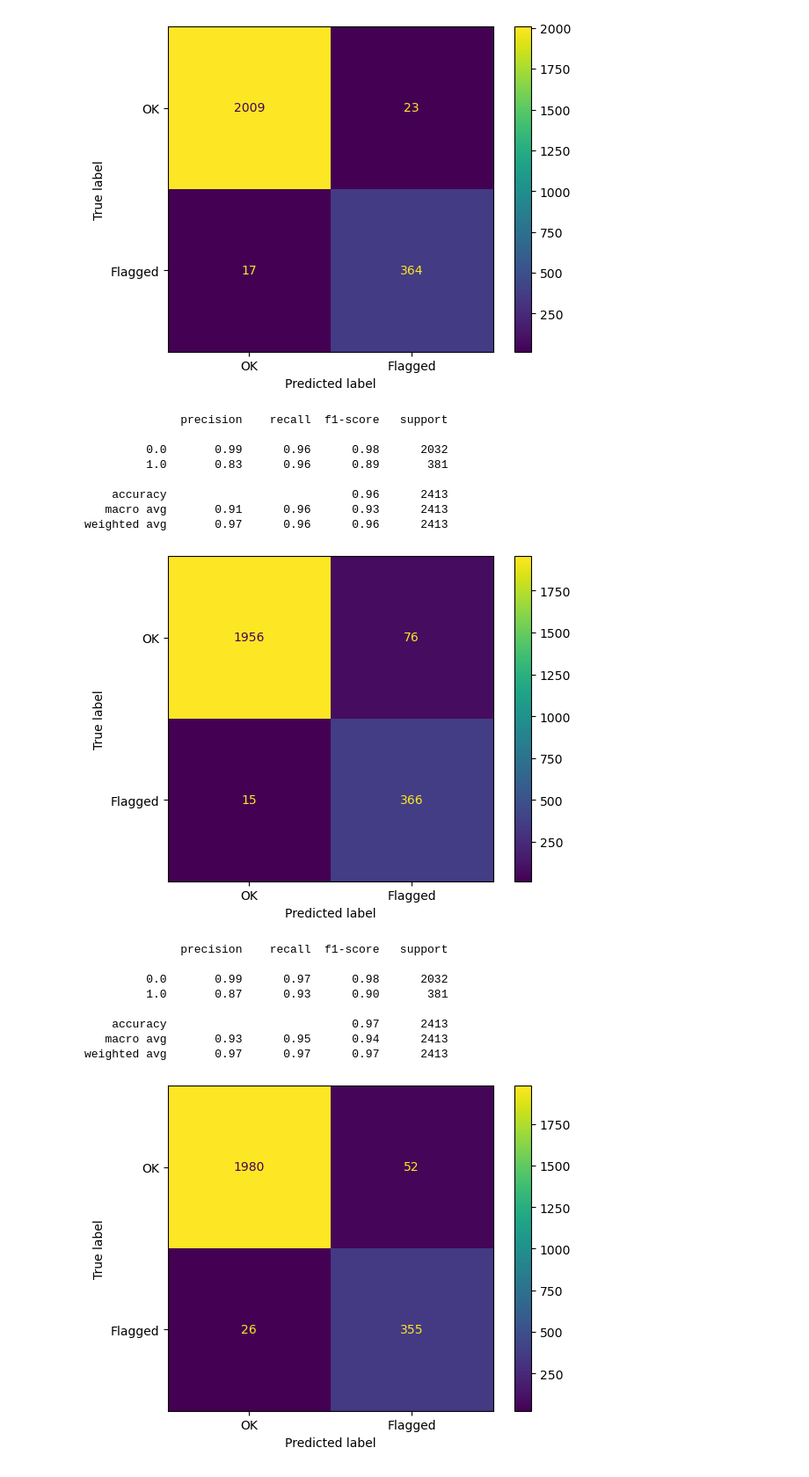
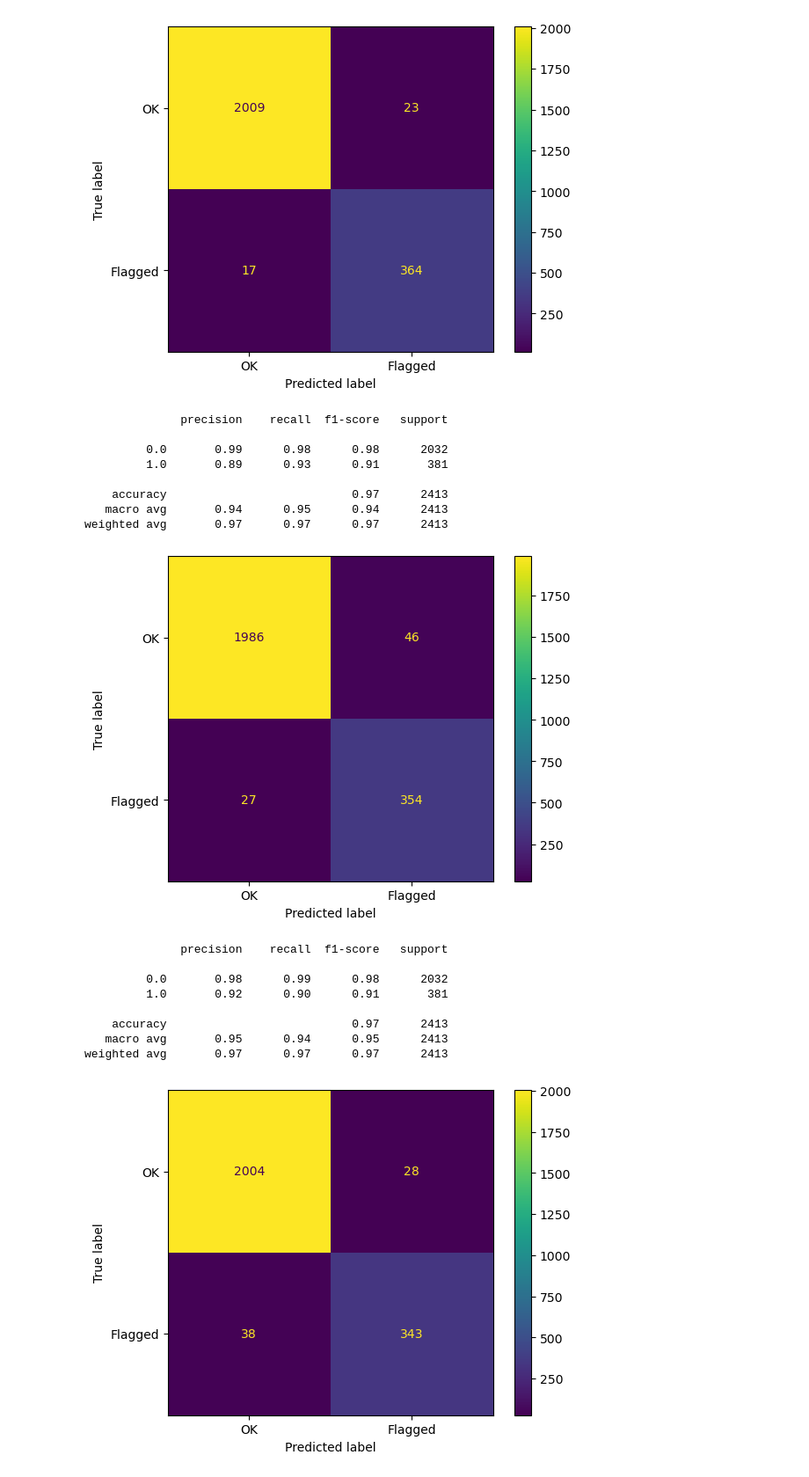
Before and after one commit to kaoutamine/EthereumFraudDetection, a Jupyter notebook: fraud_classifier.ipynb, the cells around one changed output. Shown: that part at 88% size. Saved outputs shown, nothing was run; the diff lists cells and outputs as text; code cells hidden in the pictures.

Commit message:
Modified classifier notebook. Saved best models

```diff
--- a/fraud_classifier.ipynb
+++ b/fraud_classifier.ipynb
@@ -389,3 +435,9 @@ HPU available: False, using: 0 HPUs
+# %%
+deep_weighted_model = DeepWeightedLossNN.load_from_checkpoint(checkpoint_path="./models/deep_weighted_nn.ckpt")
+shallow_weighted_model = ShallowWeightedLossNN.load_from_checkpoint(checkpoint_path="./models/shallow_weighted_nn.ckpt")
+deep_model = DeepNN.load_from_checkpoint(checkpoint_path="./models/deep_nn.ckpt")
+shallow_model = ShallowNN.load_from_checkpoint(checkpoint_path="./models/shallow_nn.ckpt")
+no_dropout_model = NN.load_from_checkpoint(checkpoint_path="./models/no_dropout_nn.ckpt")
 # %%
 
 df = load_transaction()
@@ -407,7 +459,7 @@ x_tr = train_data_loader.dataset[:][0]
 # %%
 def show_metrics(model,x,y):
     model.eval()
-    preds = model(torch.tensor(x)).round().detach().numpy()
+    preds = model(torch.tensor(x).to(torch.float32)).round().detach().numpy()
     print(classification_report(y, preds))
     cm = confusion_matrix(y, preds)
     disp = ConfusionMatrixDisplay(confusion_matrix=cm,
@@ -438,27 +490,26 @@ plt.show()
 weighted avg       0.98      0.98      0.98      2413
 [figure]
 # %%
-show_metrics(nn_deep,x,y)
+show_metrics(deep_model,x,y)
 # %% [output]
               precision    recall  f1-score   support
 
-         0.0       0.99      0.96      0.98      2032
-         1.0       0.83      0.96      0.89       381
+         0.0       0.99      0.98      0.98      2032
+         1.0       0.89      0.93      0.91       381
 
-    accuracy                           0.96      2413
-   macro avg       0.91      0.96      0.93      2413
-weighted avg       0.97      0.96      0.96      2413
+    accuracy                           0.97      2413
+   macro avg       0.94      0.95      0.94      2413
+weighted avg       0.97      0.97      0.97      2413
-[figure, old version]
+[figure, new version]
 # %%
-
-show_metrics(nn_shallow,x,y)
+show_metrics(shallow_model,x,y)
 # %% [output]
               precision    recall  f1-score   support
 
-         0.0       0.99      0.97      0.98      2032
-         1.0       0.87      0.93      0.90       381
+         0.0       0.98      0.99      0.98      2032
+         1.0       0.92      0.90      0.91       381
 
     accuracy                           0.97      2413
-   macro avg       0.93      0.95      0.94      2413
+   macro avg       0.95      0.94      0.95      2413
 weighted avg       0.97      0.97      0.97      2413
-[figure, old version]
+[figure, new version]
```
Also changed, not shown: parts of 12 cells of this notebook, 5 other files.
